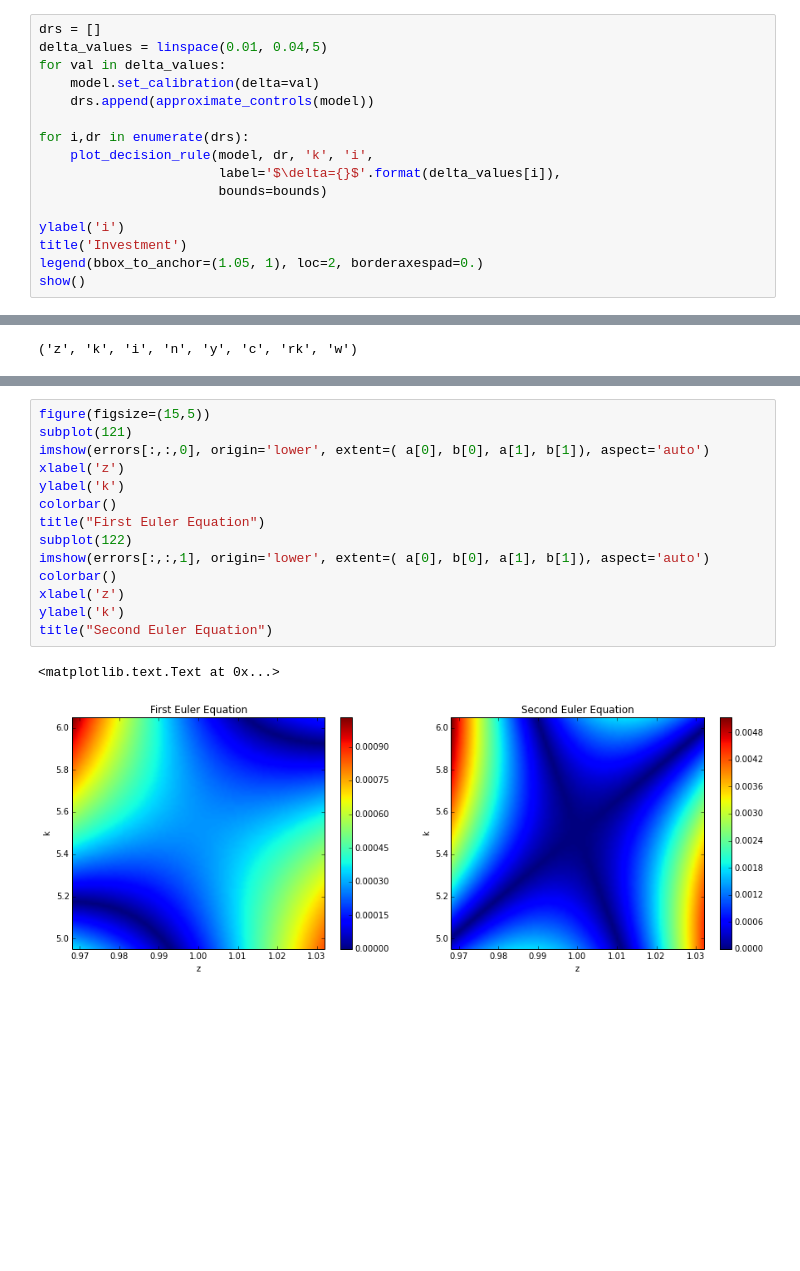
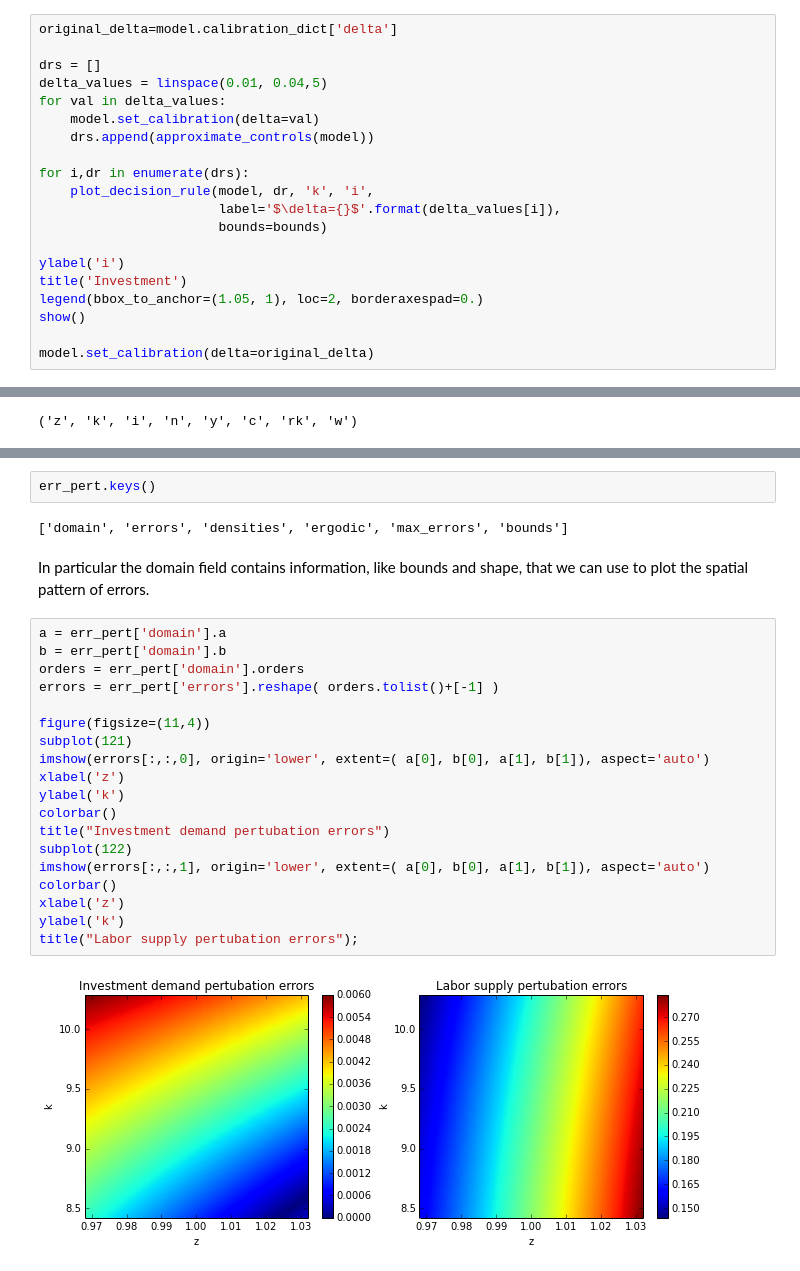
Before and after one commit to EconForge/dolo.py, a Jupyter notebook: examples/notebooks/rbc_model.ipynb, the cells around one changed output, grey strips where cells are left out. Saved outputs shown, nothing was run; the diff lists cells and outputs as text; blank space fills up the shorter version.

Commit message:
After correcting set_calibration error, and some edits.

```diff
--- a/examples/notebooks/rbc_model.ipynb
+++ b/examples/notebooks/rbc_model.ipynb
@@ -118,4 +101,6 @@ Let us repeat the same exercise for various parameter values for the depreciatio
 # %%
+original_delta=model.calibration_dict['delta']
+
 drs = []
 delta_values = linspace(0.01, 0.04,5)
 for val in delta_values:
@@ -131,6 +116,8 @@ ylabel('i')
 title('Investment')
 legend(bbox_to_anchor=(1.05, 1), loc=2, borderaxespad=0.)
 show()
+
+model.set_calibration(delta=original_delta)
 # %% [output]
 [figure]
 # %% [markdown]
@@ -331,17 +309,27 @@ errors = err_pert['errors'].reshape( orders.tolist()+[-1] )
+# %%
+err_pert.keys()
+# %% [output]
+['domain', 'errors', 'densities', 'ergodic', 'max_errors', 'bounds']
+# %% [markdown]
+In particular the domain field  contains information, like bounds and shape, that we can use to plot the spatial pattern of errors.
 # %%
-figure(figsize=(15,5))
+a = err_pert['domain'].a
+b = err_pert['domain'].b
+orders = err_pert['domain'].orders
+errors = err_pert['errors'].reshape( orders.tolist()+[-1] )
+
+figure(figsize=(11,4))
 subplot(121)
 imshow(errors[:,:,0], origin='lower', extent=( a[0], b[0], a[1], b[1]), aspect='auto')
 xlabel('z')
 ylabel('k')
 colorbar()
-title("First Euler Equation")
+title("Investment demand pertubation errors")
 subplot(122)
 imshow(errors[:,:,1], origin='lower', extent=( a[0], b[0], a[1], b[1]), aspect='auto')
 colorbar()
 xlabel('z')
 ylabel('k')
-title("Second Euler Equation")
+title("Labor supply pertubation errors");
 # %% [output]
-<matplotlib.text.Text at 0x...>
-[figure, old version]
+[figure, new version]
```
Also changed, not shown: parts of 22 cells of this notebook.
